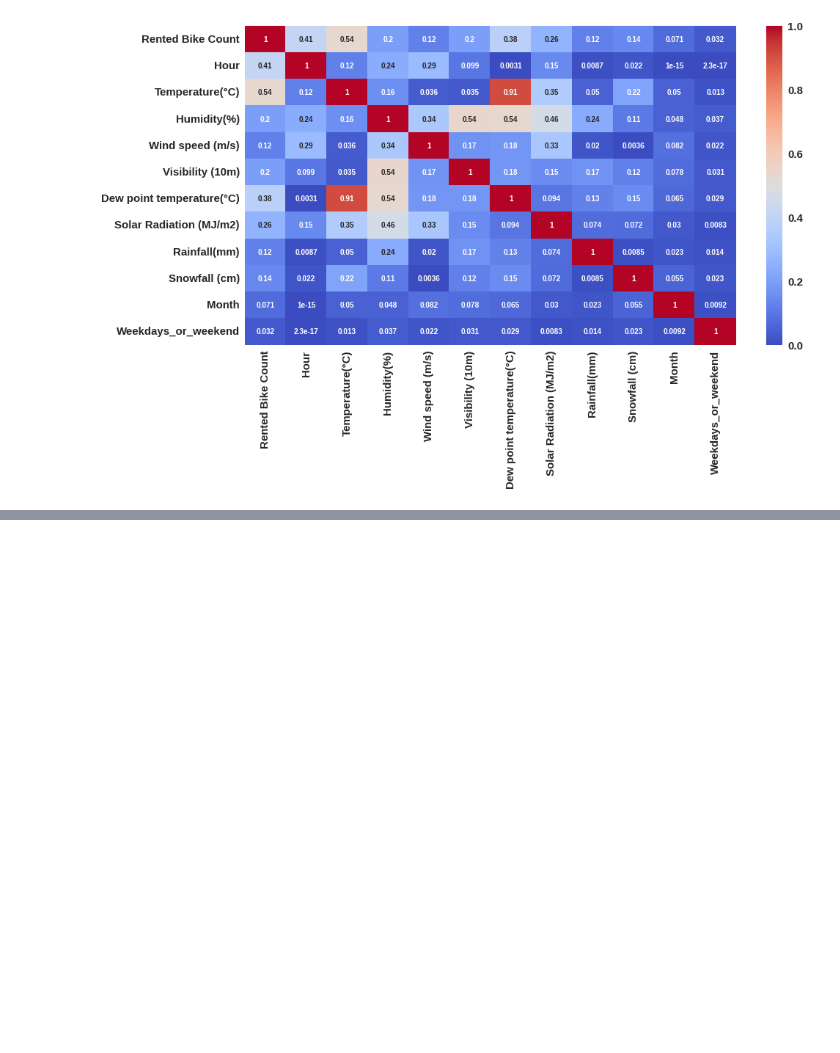
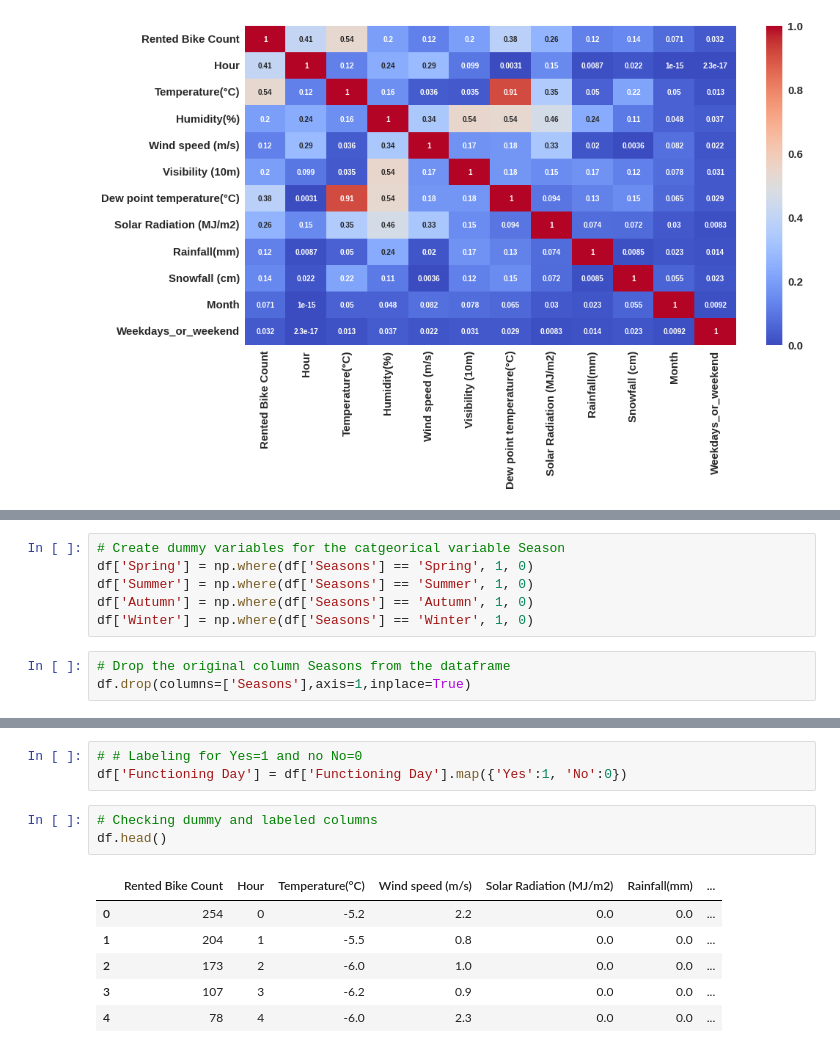
Before and after one commit to KK-Niraj/Seoul-Bike-Sharing-Demand-Prediction, a Jupyter notebook: Bike_Sharing_Demand_Prediction_Capstone_Project.ipynb, the cells around one changed output, grey strips where cells are left out. Cells and saved outputs as stored; diff of their text form; blank space fills up the shorter version.

```diff
--- a/Bike_Sharing_Demand_Prediction_Capstone_Project.ipynb
+++ b/Bike_Sharing_Demand_Prediction_Capstone_Project.ipynb
@@ -463,0 +540,9 @@ df = dataset.copy()
+# %%
+# Create dummy variables for the catgeorical variable Season
+df['Spring'] = np.where(df['Seasons'] == 'Spring', 1, 0)
+df['Summer'] = np.where(df['Seasons'] == 'Summer', 1, 0)
+df['Autumn'] = np.where(df['Seasons'] == 'Autumn', 1, 0)
+df['Winter'] = np.where(df['Seasons'] == 'Winter', 1, 0)
+# %%
+# Drop the original column Seasons from the dataframe
+df.drop(columns=['Seasons'],axis=1,inplace=True)
@@ -463,0 +566,13 @@ df = dataset.copy()
+# %%
+# # Labeling for Yes=1 and no No=0
+df['Functioning Day'] = df['Functioning Day'].map({'Yes':1, 'No':0})
+# %%
+# Checking dummy and labeled columns
+df.head()
+# %% [output]
+|  | Rented Bike Count | Hour | Temperature(°C) | Wind speed (m/s) | Solar Radiation (MJ/m2) | Rainfall(mm) | ... |
+| 0 | 254 | 0 | -5.2 | 2.2 | 0.0 | 0.0 | ... |
+| 1 | 204 | 1 | -5.5 | 0.8 | 0.0 | 0.0 | ... |
+| 2 | 173 | 2 | -6.0 | 1.0 | 0.0 | 0.0 | ... |
+| 3 | 107 | 3 | -6.2 | 0.9 | 0.0 | 0.0 | ... |
+| 4 | 78 | 4 | -6.0 | 2.3 | 0.0 | 0.0 | ... |
```
Also changed, not shown: parts of 34 cells of this notebook.
